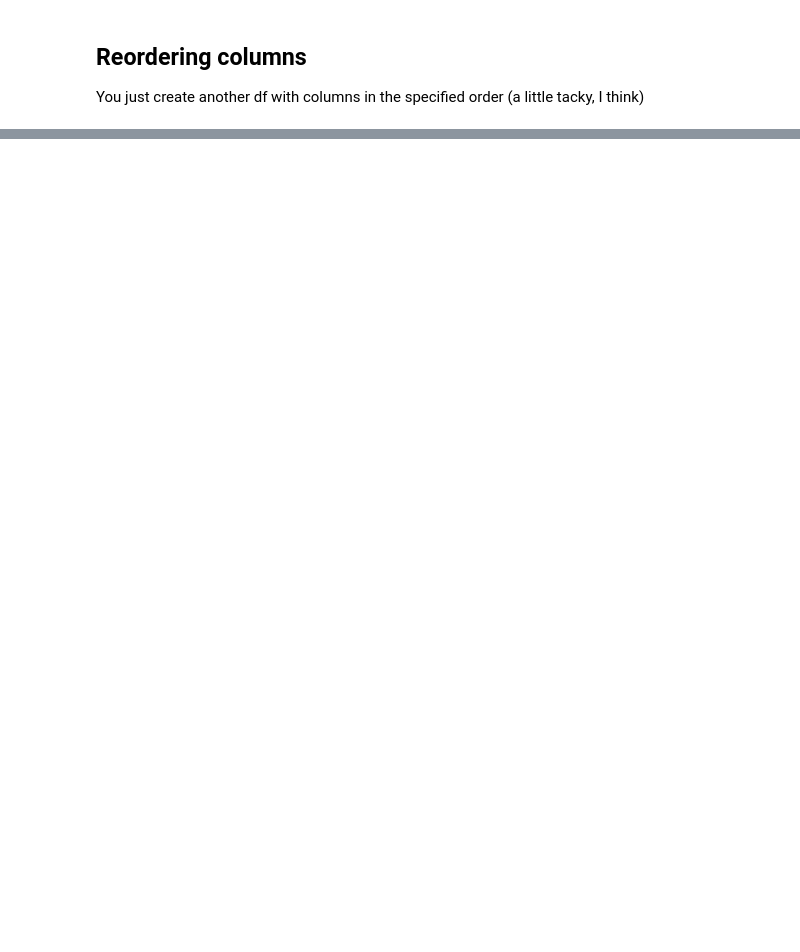
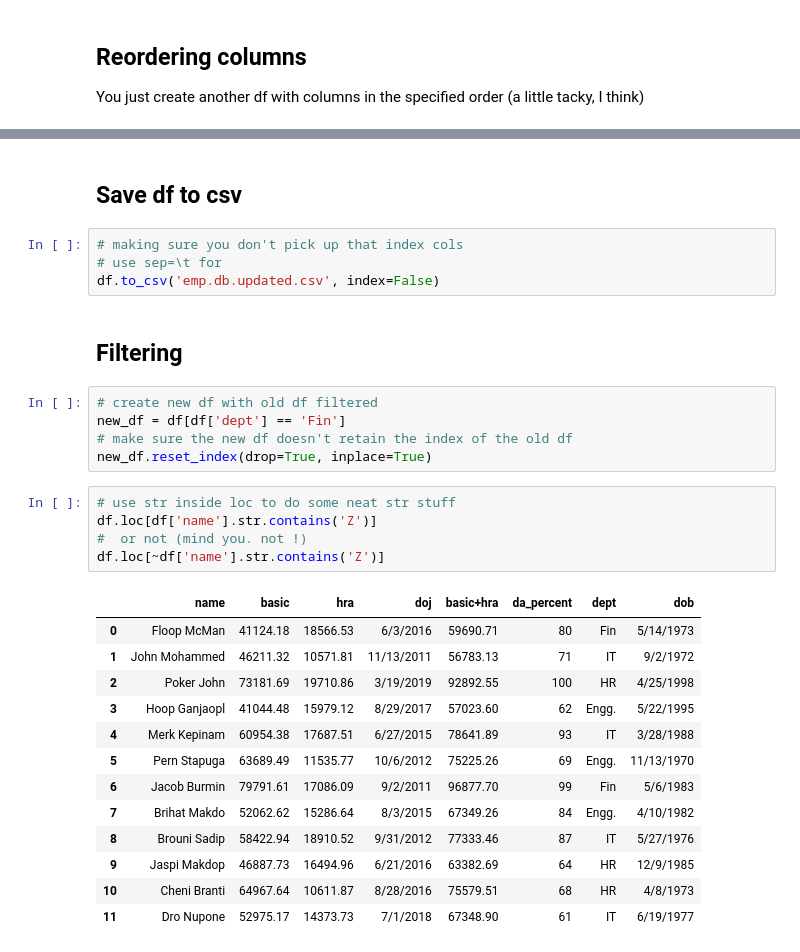
Before and after one commit to peterbarraud/learning-pandas, a Jupyter notebook: understanding-pandas.ipynb, the cells around one changed output, grey strips where cells are left out. Cells and saved outputs as stored; diff of their text form; blank space fills up the shorter version.

```diff
--- a/understanding-pandas.ipynb
+++ b/understanding-pandas.ipynb
@@ -217,0 +205,32 @@ df
+# %% [markdown]
+## Save df to csv
+# %%
+# making sure you don't pick up that index cols
+# use sep=\t for
+df.to_csv('emp.db.updated.csv', index=False)
+# %% [markdown]
+## Filtering
+# %%
+# create new df with old df filtered
+new_df = df[df['dept'] == 'Fin']
+# make sure the new df doesn't retain the index of the old df
+new_df.reset_index(drop=True, inplace=True)
+# %%
+# use str inside loc to do some neat str stuff
+df.loc[df['name'].str.contains('Z')]
+#  or not (mind you. not !)
+df.loc[~df['name'].str.contains('Z')]
+# %% [output]
+|  | name | basic | hra | doj | basic+hra | da_percent | dept | dob |
+| 0 | Floop McMan | 41124.18 | 18566.53 | 6/3/2016 | 59690.71 | 80 | Fin | 5/14/1973 |
+| 1 | John Mohammed | 46211.32 | 10571.81 | 11/13/2011 | 56783.13 | 71 | IT | 9/2/1972 |
+| 2 | Poker John | 73181.69 | 19710.86 | 3/19/2019 | 92892.55 | 100 | HR | 4/25/1998 |
+| 3 | Hoop Ganjaopl | 41044.48 | 15979.12 | 8/29/2017 | 57023.60 | 62 | Engg. | 5/22/1995 |
+| 4 | Merk Kepinam | 60954.38 | 17687.51 | 6/27/2015 | 78641.89 | 93 | IT | 3/28/1988 |
+| 5 | Pern Stapuga | 63689.49 | 11535.77 | 10/6/2012 | 75225.26 | 69 | Engg. | 11/13/1970 |
+| 6 | Jacob Burmin | 79791.61 | 17086.09 | 9/2/2011 | 96877.70 | 99 | Fin | 5/6/1983 |
+| 7 | Brihat Makdo | 52062.62 | 15286.64 | 8/3/2015 | 67349.26 | 84 | Engg. | 4/10/1982 |
+| 8 | Brouni Sadip | 58422.94 | 18910.52 | 9/31/2012 | 77333.46 | 87 | IT | 5/27/1976 |
+| 9 | Jaspi Makdop | 46887.73 | 16494.96 | 6/21/2016 | 63382.69 | 64 | HR | 12/9/1985 |
+| 10 | Cheni Branti | 64967.64 | 10611.87 | 8/28/2016 | 75579.51 | 68 | HR | 4/8/1973 |
+| 11 | Dro Nupone | 52975.17 | 14373.73 | 7/1/2018 | 67348.90 | 61 | IT | 6/19/1977 |
```
Also changed, not shown: parts of 10 cells of this notebook, 5 other files.
